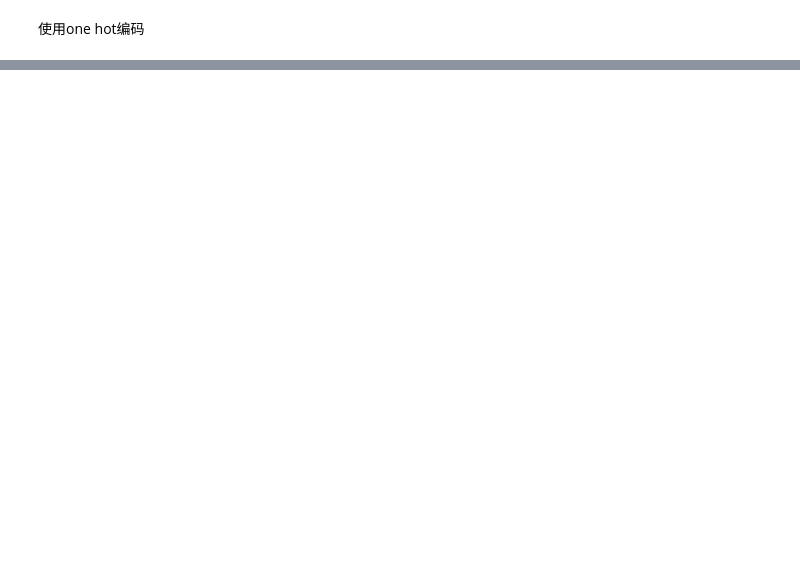
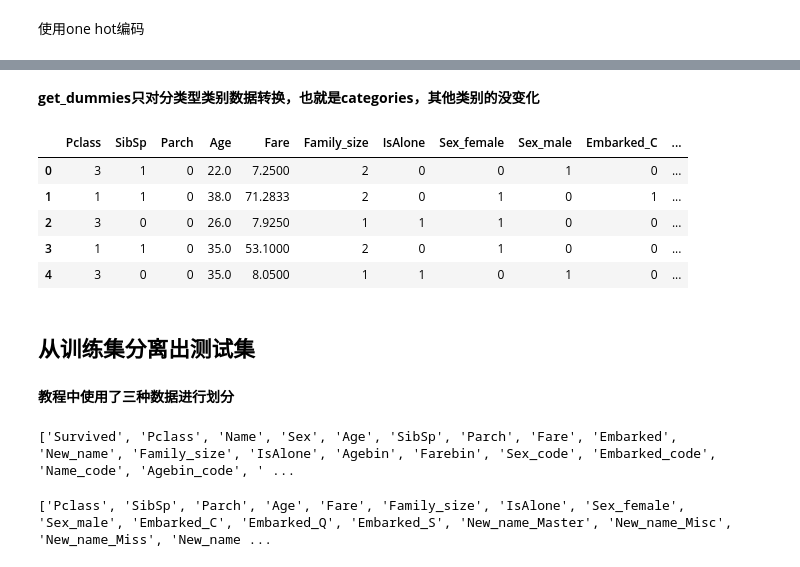
Before and after one commit to Miki123-gif/Competition-Training, a Jupyter notebook: 1. Titanic数据预处理.ipynb, the cells around one changed output, grey strips where cells are left out. Cells and saved outputs as stored; diff of their text form; code cells hidden in the pictures; blank space fills up the shorter version.

```diff
--- a/1. Titanic数据预处理.ipynb
+++ b/1. Titanic数据预处理.ipynb
@@ -276,0 +387,19 @@ train1.head(5)
+# %%
+train_x = ['Sex', 'Pclass', 'Embarked', "New_name", 'SibSp', 'Parch', 'Age', 'Fare', 'Family_size', 'IsAlone']
+
+train_x_dummies = pd.get_dummies(train.loc[:, train_x])
+# %% [markdown]
+**get_dummies只对分类型类别数据转换，也就是categories，其他类别的没变化**
+# %%
+train_x_dummies.head()
+# %% [output]
+|  | Pclass | SibSp | Parch | Age | Fare | Family_size | IsAlone | Sex_female | Sex_male | Embarked_C | ... |
+| 0 | 3 | 1 | 0 | 22.0 | 7.2500 | 2 | 0 | 0 | 1 | 0 | ... |
+| 1 | 1 | 1 | 0 | 38.0 | 71.2833 | 2 | 0 | 1 | 0 | 1 | ... |
+| 2 | 3 | 0 | 0 | 26.0 | 7.9250 | 1 | 1 | 1 | 0 | 0 | ... |
+| 3 | 1 | 1 | 0 | 35.0 | 53.1000 | 2 | 0 | 1 | 0 | 0 | ... |
+| 4 | 3 | 0 | 0 | 35.0 | 8.0500 | 1 | 1 | 0 | 1 | 0 | ... |
+# %% [markdown]
+## 从训练集分离出测试集
+# %% [markdown]
+**教程中使用了三种数据进行划分**
@@ -276,0 +408,8 @@ train1.head(5)
+# %%
+print(train.columns.to_list())
+# %% [output]
+['Survived', 'Pclass', 'Name', 'Sex', 'Age', 'SibSp', 'Parch', 'Fare', 'Embarked', 'New_name', 'Family_size', 'IsAlone', 'Agebin', 'Farebin', 'Sex_code', 'Embarked_code', 'Name_code', 'Agebin_code', ' ...
+# %%
+print(train_x_dummies.columns.to_list())
+# %% [output]
+['Pclass', 'SibSp', 'Parch', 'Age', 'Fare', 'Family_size', 'IsAlone', 'Sex_female', 'Sex_male', 'Embarked_C', 'Embarked_Q', 'Embarked_S', 'New_name_Master', 'New_name_Misc', 'New_name_Miss', 'New_name ...
```
Also changed, not shown: parts of 33 cells of this notebook, 1 other file.
